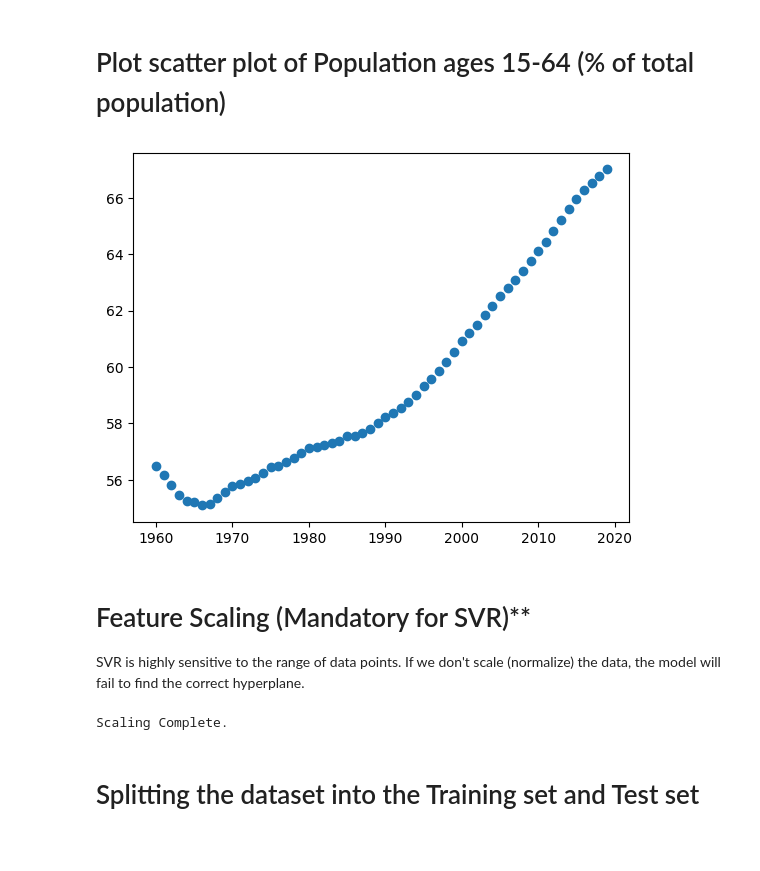
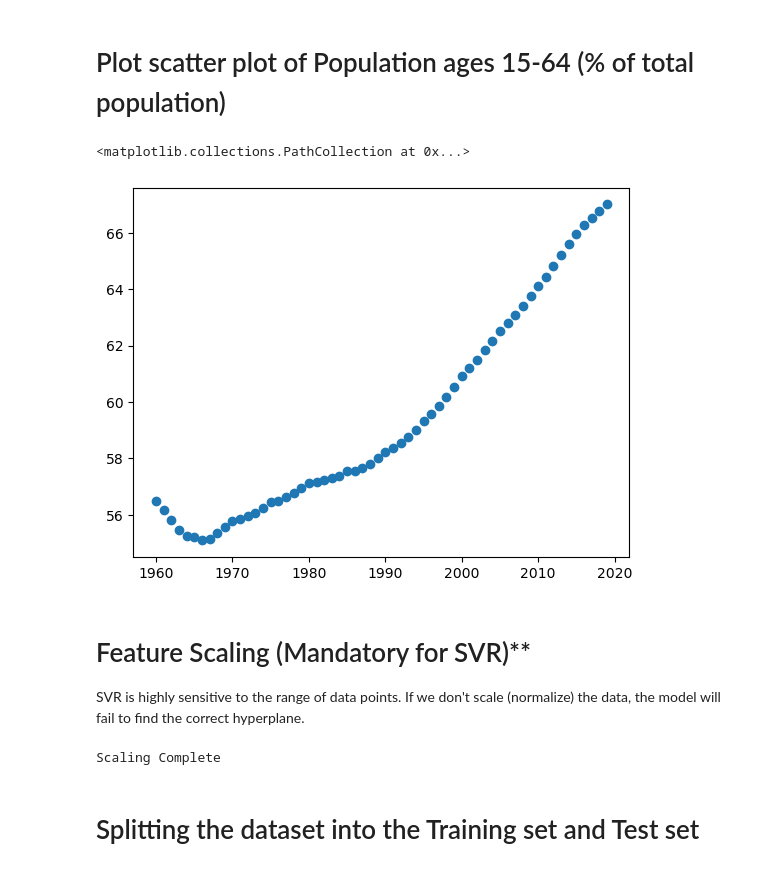
Before and after one commit to mr-baraiya/Machine-Learning-Deep-Learning-hub, a Jupyter notebook: Lab5/Lab5 (DL)_Blank.ipynb, the cells around one changed output. Saved outputs shown, nothing was run; the diff lists cells and outputs as text; code cells hidden in the pictures.

```diff
--- a/Lab5/Lab5 (DL)_Blank.ipynb
+++ b/Lab5/Lab5 (DL)_Blank.ipynb
@@ -36,5 +30,4 @@ df
 # %% [markdown]
 # Perform conditional selection to find - Population ages 15-64 (% of total population)
 # %%
-data = df[df['Indicator Name'] == 'Population ages 15-64 (% of total population)']
-data
+df1 = df[df['Indicator Name'] == 'Population ages 15-64 (% of total population)']
@@ -45,7 +40,7 @@ data
 # %% [markdown]
 # Divide the data into input and output
 # %%
-x = np.arange(1960,2020).reshape(-1,1)
-y = data.values[0][4:-1].reshape(-1,1)
+X = np.arange(1960,2020).reshape(-1,1)
 # %%
-x
+y = df1.values[0][4:-1:].reshape(-1,1)
+# y = df1.values[0][4:-1:]
@@ -90,24 +67,27 @@ array([[56.49748004],
 # %% [markdown]
 # Plot scatter plot of Population ages 15-64 (% of total population)
 # %%
-plt.scatter(x,y)
-plt.show()
+import matplotlib.pyplot as plt
-# %% [output]
-[figure, removed]
+# %%
+plt.scatter(X,y)
+# %% [output]
+<matplotlib.collections.PathCollection at 0x...>
+[figure, added]
 # %% [markdown]
-# Feature Scaling (Mandatory for SVR)**
+# Feature Scaling (Mandatory for SVR)\*\*
+
 SVR is highly sensitive to the range of data points. If we don't scale (normalize) the data, the model will fail to find the correct hyperplane.
 # %%
 from sklearn.preprocessing import StandardScaler
 # %%
-sc_x = StandardScaler()
-sc_y = StandardScaler()
+scaler_x = StandardScaler()
+scaler_y = StandardScaler()
 
-x_scaled = sc_x.fit_transform(x)
-y_scaled = sc_y.fit_transform(y)
+x_scaled = scaler_x.fit_transform(X)
+y_scaled = scaler_y.fit_transform(y)
 
-print("Scaling Complete.")
+print("Scaling Complete")
 # %% [output]
-Scaling Complete.
+Scaling Complete
 # %% [markdown]
 # Splitting the dataset into the Training set and Test set
```
Also changed, not shown: parts of 21 cells of this notebook, 1 other file.
